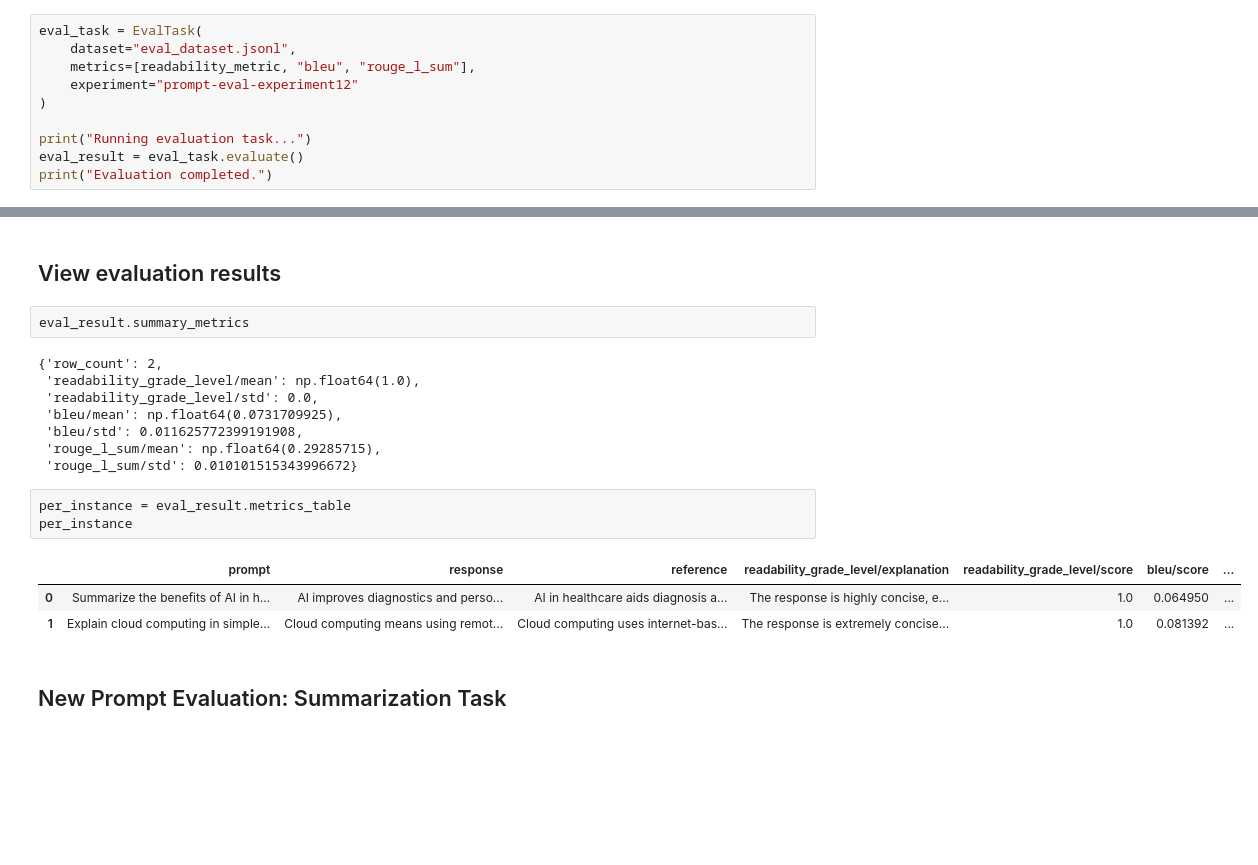
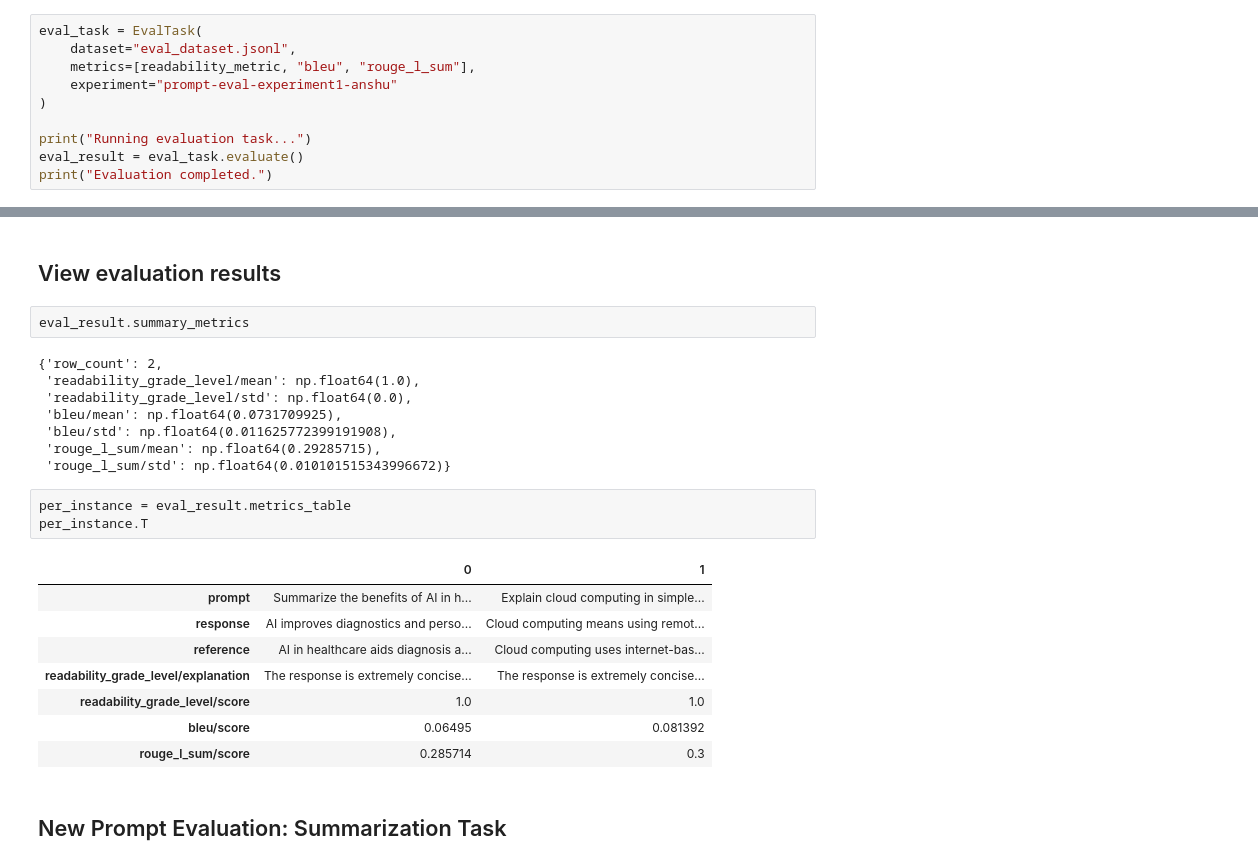
Before and after one commit to anshupandey/B7_GAAP_GCP, a Jupyter notebook: code3_VertexAI_Prompt_Evaluation.ipynb, the cells around one changed output, grey strips where cells are left out. Saved outputs shown, nothing was run; the diff lists cells and outputs as text; blank space fills up the shorter version.

```diff
--- a/code3_VertexAI_Prompt_Evaluation.ipynb
+++ b/code3_VertexAI_Prompt_Evaluation.ipynb
@@ -75,7 +79,7 @@ Custom readability metric defined.
 eval_task = EvalTask(
     dataset="eval_dataset.jsonl",
     metrics=[readability_metric, "bleu", "rouge_l_sum"],
-    experiment="prompt-eval-experiment12"
+    experiment="prompt-eval-experiment1-anshu"
 )
 
 print("Running evaluation task...")
@@ -97,18 +102,23 @@ eval_result.summary_metrics
 # %% [output]
 {'row_count': 2,
  'readability_grade_level/mean': np.float64(1.0),
- 'readability_grade_level/std': 0.0,
+ 'readability_grade_level/std': np.float64(0.0),
  'bleu/mean': np.float64(0.0731709925),
- 'bleu/std': 0.011625772399191908,
+ 'bleu/std': np.float64(0.011625772399191908),
  'rouge_l_sum/mean': np.float64(0.29285715),
- 'rouge_l_sum/std': 0.010101515343996672}
+ 'rouge_l_sum/std': np.float64(0.010101515343996672)}
 # %%
 per_instance = eval_result.metrics_table
-per_instance
+per_instance.T
 # %% [output]
-|  | prompt | response | reference | readability_grade_level/explanation | readability_grade_level/score | bleu/score | ... |
-| 0 | Summarize the benefits of AI in h... | AI improves diagnostics and perso... | AI in healthcare aids diagnosis a... | The response is highly concise, e... | 1.0 | 0.064950 | ... |
-| 1 | Explain cloud computing in simple... | Cloud computing means using remot... | Cloud computing uses internet-bas... | The response is extremely concise... | 1.0 | 0.081392 | ... |
+|  | 0 | 1 |
+| prompt | Summarize the benefits of AI in h... | Explain cloud computing in simple... |
+| response | AI improves diagnostics and perso... | Cloud computing means using remot... |
+| reference | AI in healthcare aids diagnosis a... | Cloud computing uses internet-bas... |
+| readability_grade_level/explanation | The response is extremely concise... | The response is extremely concise... |
+| readability_grade_level/score | 1.0 | 1.0 |
+| bleu/score | 0.06495 | 0.081392 |
+| rouge_l_sum/score | 0.285714 | 0.3 |
 # %% [markdown]
 ## New Prompt Evaluation: Summarization Task
 # %% [markdown]
```
Also changed, not shown: parts of 7 cells of this notebook, 2 other files.
